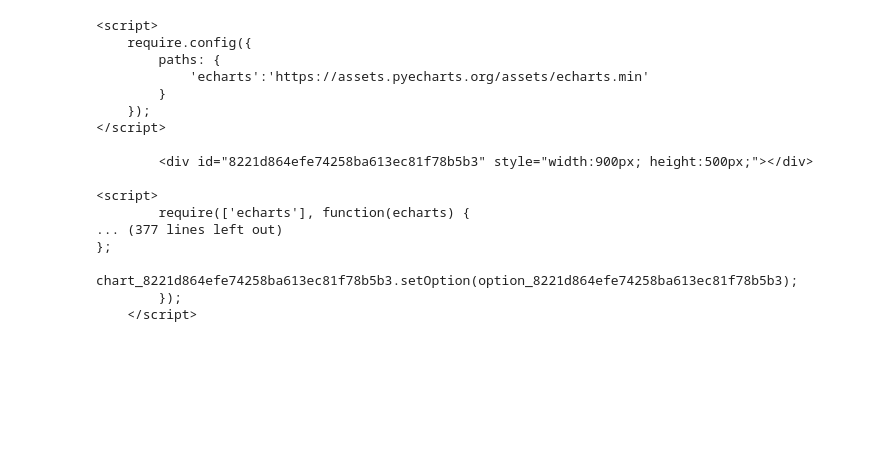
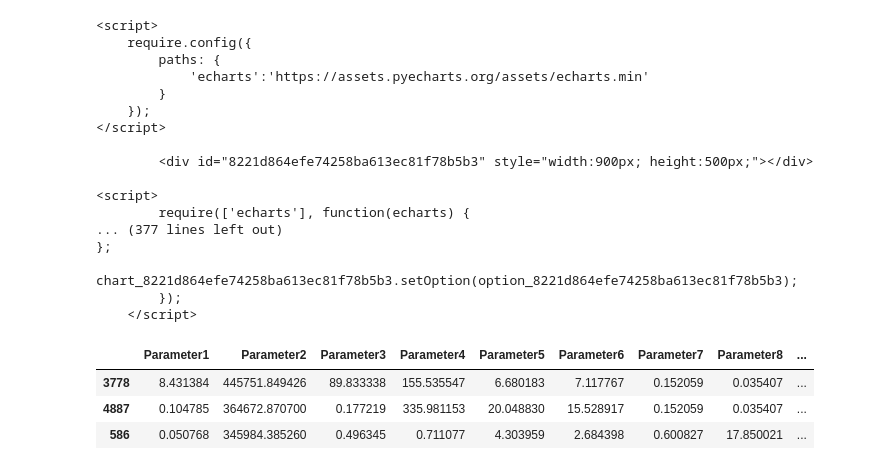
Before and after one commit to hhhhjjj/my_kaggle, a Jupyter notebook: 工件预测EDA.ipynb, the cells around one changed output. Cells and saved outputs as stored; diff of their text form; code cells hidden in the pictures; blank space fills up the shorter version.

```diff
--- a/工件预测EDA.ipynb
+++ b/工件预测EDA.ipynb
@@ -195,3 +195,10 @@ def parameter_label(data, title, max_) -> Bar:
         )
     )
     return c
+# %%
+train.sort_values('Parameter2', ascending=False)[:3]
+# %% [output]
+|  | Parameter1 | Parameter2 | Parameter3 | Parameter4 | Parameter5 | Parameter6 | Parameter7 | Parameter8 | ... |
+| 3778 | 8.431384 | 445751.849426 | 89.833338 | 155.535547 | 6.680183 | 7.117767 | 0.152059 | 0.035407 | ... |
+| 4887 | 0.104785 | 364672.870700 | 0.177219 | 335.981153 | 20.048830 | 15.528917 | 0.152059 | 0.035407 | ... |
+| 586 | 0.050768 | 345984.385260 | 0.496345 | 0.711077 | 4.303959 | 2.684398 | 0.600827 | 17.850021 | ... |
```
Also changed, not shown: parts of 1 cell of this notebook.
